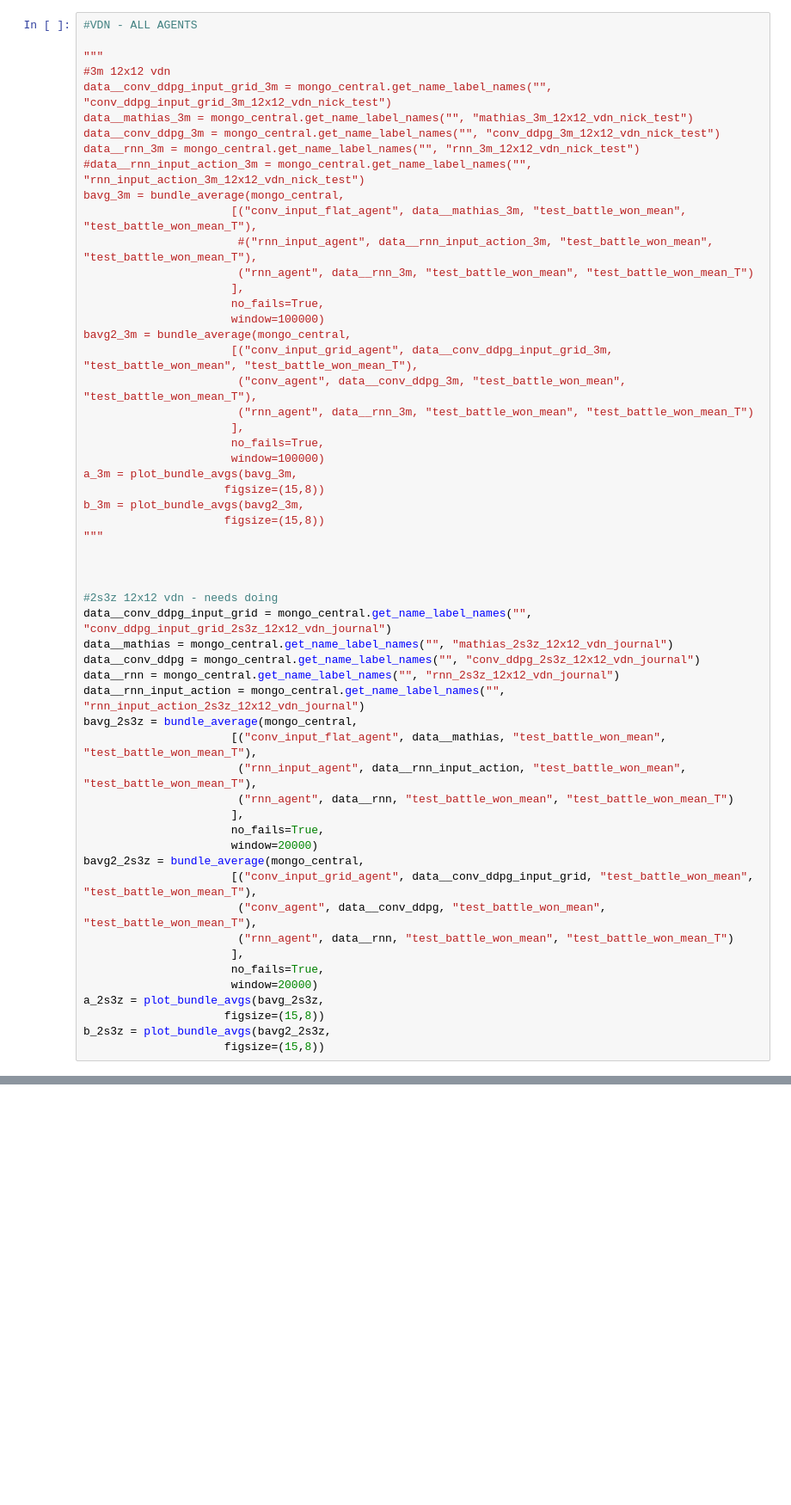
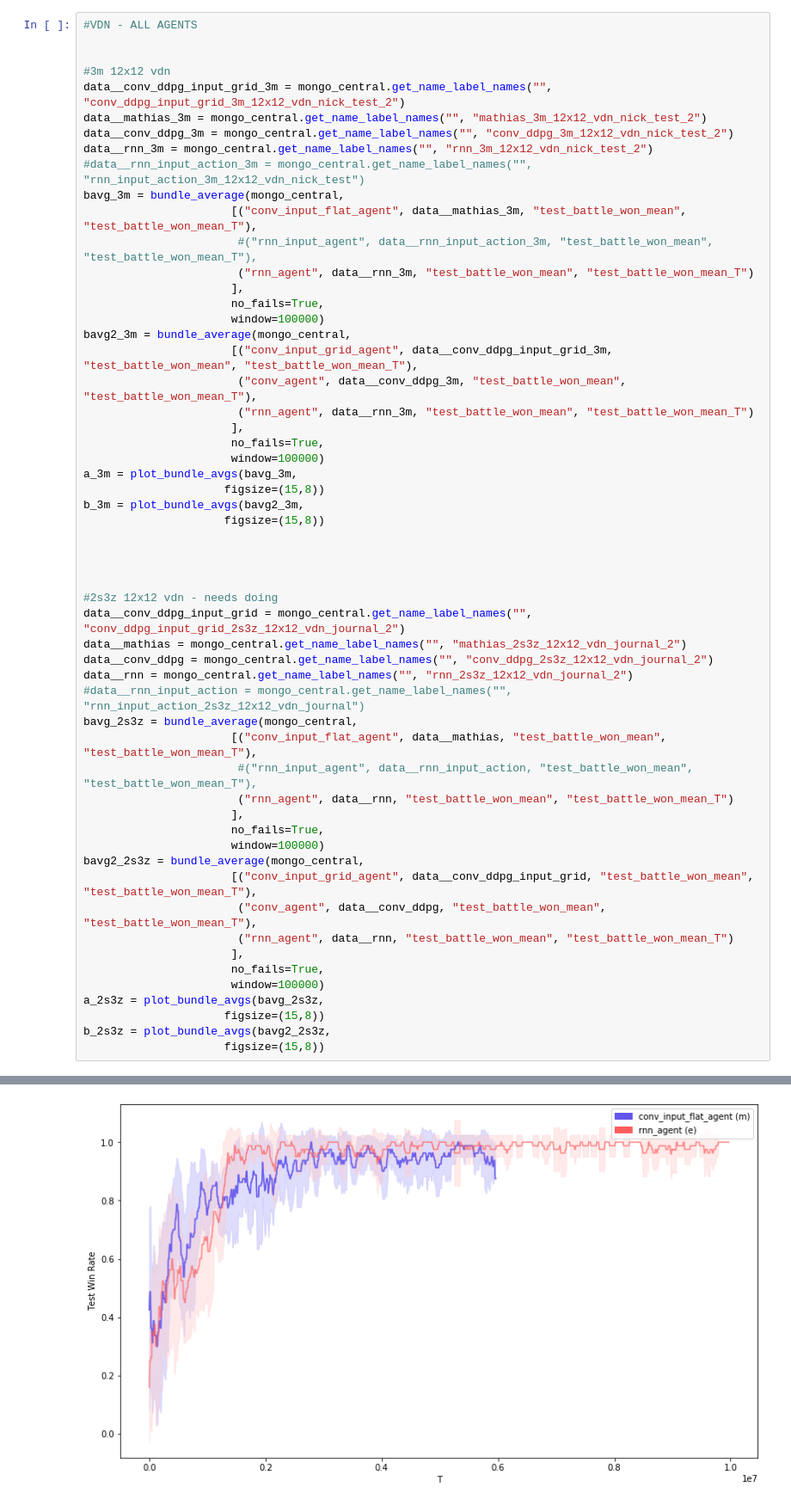
Before and after one commit to nicholasburden/pymarl, a Jupyter notebook: analysis/analysis2.ipynb, the cells around one changed output, grey strips where cells are left out. Shown at 86% size. Saved outputs shown, nothing was run; the diff lists cells and outputs as text; blank space fills up the shorter version.

Commit message:
exp file vdn_journal bug fix

```diff
--- a/analysis/analysis2.ipynb
+++ b/analysis/analysis2.ipynb
@@ -14,12 +14,12 @@ mongo_central = MongoCentral(conf_names=["gandalf_pymarl"],
 # %%
 #VDN - ALL AGENTS
 
-"""
+
 #3m 12x12 vdn
-data__conv_ddpg_input_grid_3m = mongo_central.get_name_label_names("", "conv_ddpg_input_grid_3m_12x12_vdn_nick_test")
-data__mathias_3m = mongo_central.get_name_label_names("", "mathias_3m_12x12_vdn_nick_test")
-data__conv_ddpg_3m = mongo_central.get_name_label_names("", "conv_ddpg_3m_12x12_vdn_nick_test")
-data__rnn_3m = mongo_central.get_name_label_names("", "rnn_3m_12x12_vdn_nick_test")
+data__conv_ddpg_input_grid_3m = mongo_central.get_name_label_names("", "conv_ddpg_input_grid_3m_12x12_vdn_nick_test_2")
+data__mathias_3m = mongo_central.get_name_label_names("", "mathias_3m_12x12_vdn_nick_test_2")
+data__conv_ddpg_3m = mongo_central.get_name_label_names("", "conv_ddpg_3m_12x12_vdn_nick_test_2")
+data__rnn_3m = mongo_central.get_name_label_names("", "rnn_3m_12x12_vdn_nick_test_2")
 #data__rnn_input_action_3m = mongo_central.get_name_label_names("", "rnn_input_action_3m_12x12_vdn_nick_test")
 bavg_3m = bundle_average(mongo_central,
                       [("conv_input_flat_agent", data__mathias_3m, "test_battle_won_mean", "test_battle_won_mean_T"),
@@ -39,30 +39,30 @@ a_3m = plot_bundle_avgs(bavg_3m,
                      figsize=(15,8))
 b_3m = plot_bundle_avgs(bavg2_3m,
                      figsize=(15,8))
-"""
+
 
 
 
 #2s3z 12x12 vdn - needs doing
-data__conv_ddpg_input_grid = mongo_central.get_name_label_names("", "conv_ddpg_input_grid_2s3z_12x12_vdn_journal")
-data__mathias = mongo_central.get_name_label_names("", "mathias_2s3z_12x12_vdn_journal")
-data__conv_ddpg = mongo_central.get_name_label_names("", "conv_ddpg_2s3z_12x12_vdn_journal")
-data__rnn = mongo_central.get_name_label_names("", "rnn_2s3z_12x12_vdn_journal")
-data__rnn_input_action = mongo_central.get_name_label_names("", "rnn_input_action_2s3z_12x12_vdn_journal")
+data__conv_ddpg_input_grid = mongo_central.get_name_label_names("", "conv_ddpg_input_grid_2s3z_12x12_vdn_journal_2")
+data__mathias = mongo_central.get_name_label_names("", "mathias_2s3z_12x12_vdn_journal_2")
+data__conv_ddpg = mongo_central.get_name_label_names("", "conv_ddpg_2s3z_12x12_vdn_journal_2")
+data__rnn = mongo_central.get_name_label_names("", "rnn_2s3z_12x12_vdn_journal_2")
+#data__rnn_input_action = mongo_central.get_name_label_names("", "rnn_input_action_2s3z_12x12_vdn_journal")
 bavg_2s3z = bundle_average(mongo_central,
                       [("conv_input_flat_agent", data__mathias, "test_battle_won_mean", "test_battle_won_mean_T"),
-                       ("rnn_input_agent", data__rnn_input_action, "test_battle_won_mean", "test_battle_won_mean_T"),
+                       #("rnn_input_agent", data__rnn_input_action, "test_battle_won_mean", "test_battle_won_mean_T"),
                        ("rnn_agent", data__rnn, "test_battle_won_mean", "test_battle_won_mean_T")
                       ],
                       no_fails=True,
-                      window=20000)
+                      window=100000)
 bavg2_2s3z = bundle_average(mongo_central,
                       [("conv_input_grid_agent", data__conv_ddpg_input_grid, "test_battle_won_mean", "test_battle_won_mean_T"),
                        ("conv_agent", data__conv_ddpg, "test_battle_won_mean", "test_battle_won_mean_T"),
                        ("rnn_agent", data__rnn, "test_battle_won_mean", "test_battle_won_mean_T")
                       ],
                       no_fails=True,
-                      window=20000)
+                      window=100000)
 a_2s3z = plot_bundle_avgs(bavg_2s3z,
                      figsize=(15,8))
 b_2s3z = plot_bundle_avgs(bavg2_2s3z,
@@ -76,0 +80 @@ UnboundLocalError: local variable 'property_lst' referenced before assignment
+[figure, added]
```
Also changed, not shown: parts of 2 cells of this notebook, 2 other files.
